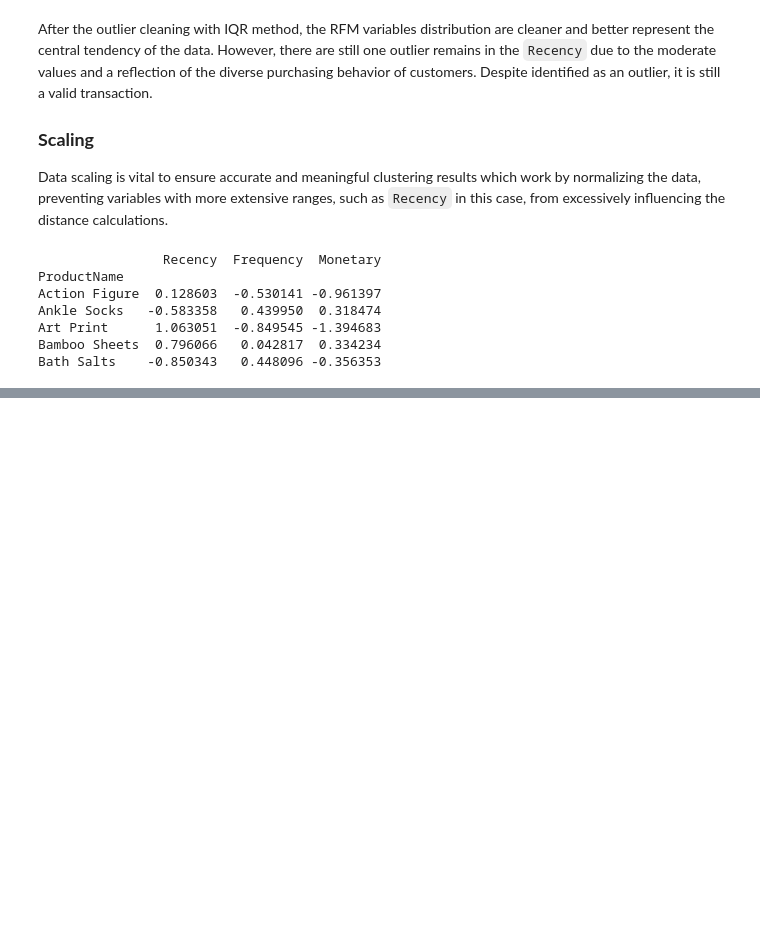
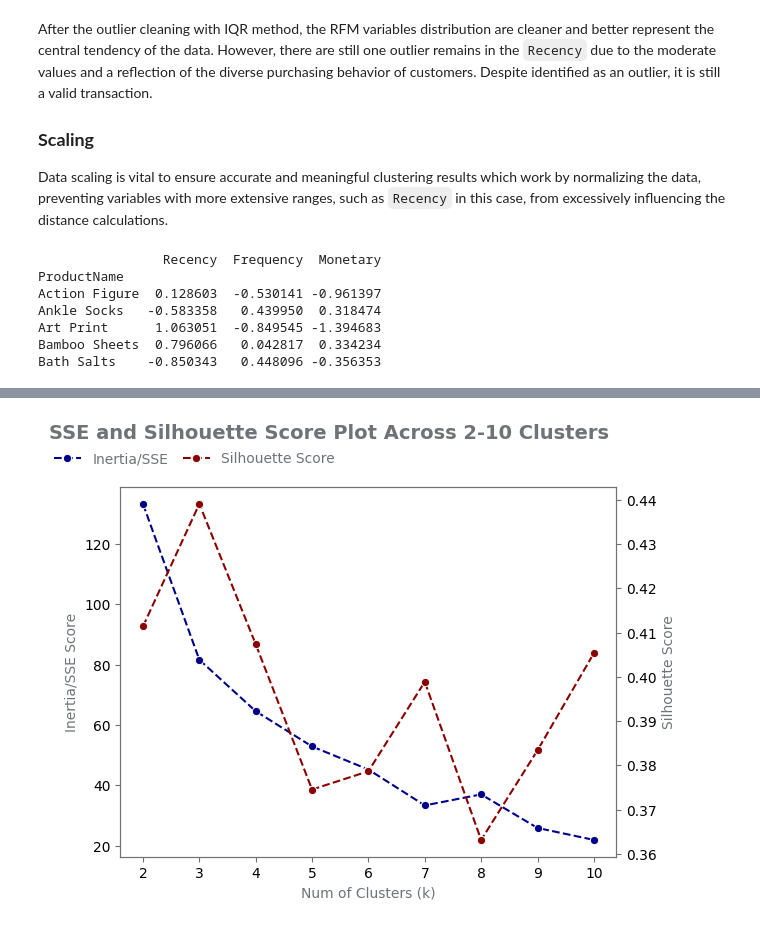
Before and after one commit to lazuardifp19/lazuardfp_portfolio, a Jupyter notebook: Ecommerce Analysis K Means/ecommerce-analysis.ipynb, the cells around one changed output, grey strips where cells are left out. Cells and saved outputs as stored; diff of their text form; code cells hidden in the pictures; blank space fills up the shorter version.

Commit message:
Finished Clustering and RFM Analysis

```diff
--- a/Ecommerce Analysis K Means/ecommerce-analysis.ipynb
+++ b/Ecommerce Analysis K Means/ecommerce-analysis.ipynb
@@ -1061,0 +1153,12 @@ Bath Salts    -0.850343   0.448096 -0.356353
+# %%
+# Initialize the PCA object
+pca = PCA(n_components=2)
+
+# Fit the PCA to the scaled RFM dataset
+pca.fit(rfm_scaled)
+
+# Transform the scaled RFM dataset to PCA
+pca_df = pd.DataFrame(pca.transform(rfm_scaled), columns=['PC1', 'PC2'])
+pca_df.set_index(rfm_scaled.index, inplace=True)
+
+pca_df
@@ -1061,0 +1183,49 @@ Bath Salts    -0.850343   0.448096 -0.356353
+# %%
+# Define empty variables to be filled with SSE and Silhoutte scores
+sse = []
+silhouette = []
+
+# Get the SSE and Silhouette Scores
+for k in range(2, 11):
+    kmeans = KMeans(n_clusters = k, random_state=42).fit(pca_df)
+    sse.append(kmeans.inertia_)
+    cluster_label = kmeans.labels_
+    silhouette.append(silhouette_score(pca_df, cluster_label))
+
+# Plot of SSE and Silhouette metrics
+fig, ax = plt.subplots()
+sns.lineplot(x=range(2, 11), y=sse, marker='o', linestyle='--', color='darkblue',
+             label='Inertia/SSE', ax=ax)
+
+ax2 = ax.twinx()
+
+# Plot for the Silhouette Score
+sns.lineplot(x=range(2,11), y=silhouette, marker='o', linestyle='--', color='darkred',
+             label='Silhouette Score', ax=ax2)
+
+# Set x and y label
+ax.set_xlabel('Num of Clusters (k)', color='#6F7378')
+ax.set_ylabel('Inertia/SSE Score', color='#6F7378')
+ax2.set_ylabel('Silhouette Score', color='#6F7378')
+
+# Add legends
+ax.legend(loc=2, frameon=False, bbox_to_anchor=[-0.16, 1.13], labelcolor='#6F7378')
+ax2.legend(loc=2, frameon=False, bbox_to_anchor=[0.1, 1.13], labelcolor='#6F7378')
+
+# Set title
+ax2.set_title('SSE and Silhouette Score Plot Across 2-10 Clusters', weight='bold', size=14,
+              pad=35, x=0.42, color='#6F7378')
+
+# Change tick color
+ax.tick_params(color='#6F7378')
+ax2.tick_params(color='#6F7378')
+
+# Change spine color
+for spine in ax.spines.values():
+    spine.set_edgecolor('#6F7378')
+for spine in ax2.spines.values():
+    spine.set_edgecolor('#6F7378')
+
+plt.show()
+# %% [output]
+[figure, added]
```
Also changed, not shown: parts of 19 cells of this notebook.
